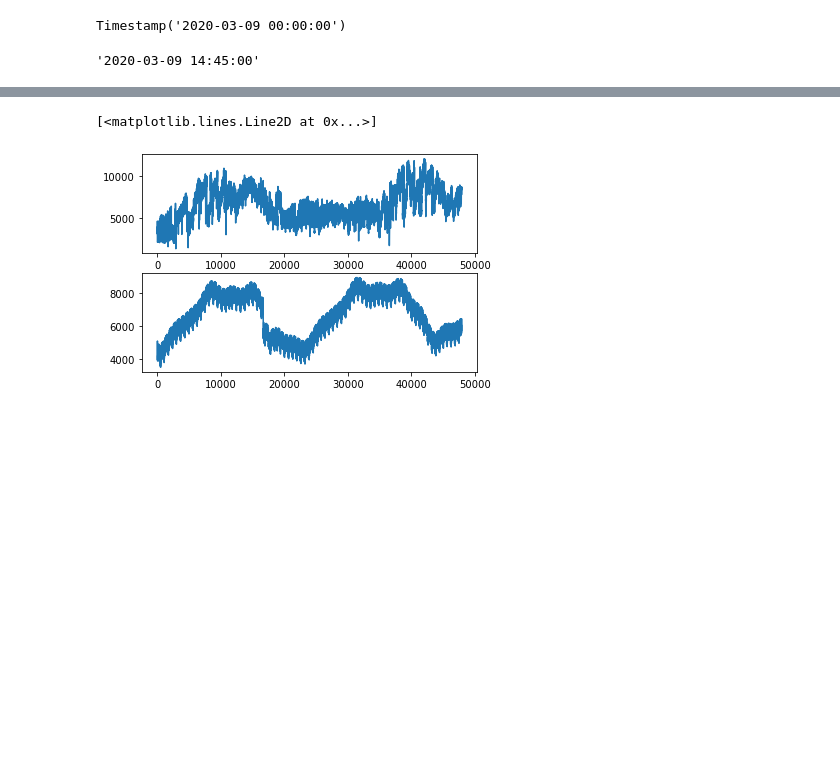
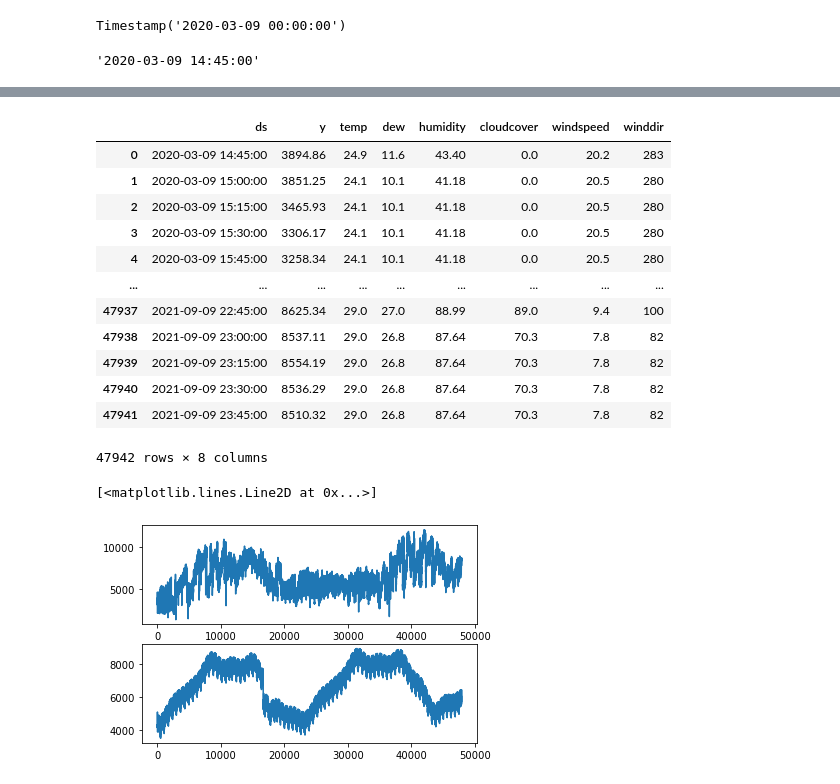
Before and after one commit to manansheel1991/Load_Forecasting_based_on_Weather_Data_and_Calendar_features, a Jupyter notebook: Load Forecasting using Fbprophet/Load Forecasting using Fbprophet (NoDup) Multivariate model_ready data.ipynb, the cells around one changed output, grey strips where cells are left out. Cells and saved outputs as stored; diff of their text form; code cells hidden in the pictures; blank space fills up the shorter version.

```diff
--- a/Load Forecasting using Fbprophet/Load Forecasting using Fbprophet (NoDup) Multivariate model_ready data.ipynb
+++ b/Load Forecasting using Fbprophet/Load Forecasting using Fbprophet (NoDup) Multivariate model_ready data.ipynb
@@ -372,3 +388,19 @@ df_test['ds'][0]
+# %%
+df_test.iloc[:test_forecast.shape[0]]
+# %% [output]
+|  | ds | y | temp | dew | humidity | cloudcover | windspeed | winddir |
+| 0 | 2020-03-09 14:45:00 | 3894.86 | 24.9 | 11.6 | 43.40 | 0.0 | 20.2 | 283 |
+| 1 | 2020-03-09 15:00:00 | 3851.25 | 24.1 | 10.1 | 41.18 | 0.0 | 20.5 | 280 |
+| 2 | 2020-03-09 15:15:00 | 3465.93 | 24.1 | 10.1 | 41.18 | 0.0 | 20.5 | 280 |
+| 3 | 2020-03-09 15:30:00 | 3306.17 | 24.1 | 10.1 | 41.18 | 0.0 | 20.5 | 280 |
+| 4 | 2020-03-09 15:45:00 | 3258.34 | 24.1 | 10.1 | 41.18 | 0.0 | 20.5 | 280 |
+| ... | ... | ... | ... | ... | ... | ... | ... | ... |
+| 47937 | 2021-09-09 22:45:00 | 8625.34 | 29.0 | 27.0 | 88.99 | 89.0 | 9.4 | 100 |
+| 47938 | 2021-09-09 23:00:00 | 8537.11 | 29.0 | 26.8 | 87.64 | 70.3 | 7.8 | 82 |
+| 47939 | 2021-09-09 23:15:00 | 8554.19 | 29.0 | 26.8 | 87.64 | 70.3 | 7.8 | 82 |
+| 47940 | 2021-09-09 23:30:00 | 8536.29 | 29.0 | 26.8 | 87.64 | 70.3 | 7.8 | 82 |
+| 47941 | 2021-09-09 23:45:00 | 8510.32 | 29.0 | 26.8 | 87.64 | 70.3 | 7.8 | 82 |
+47942 rows × 8 columns
 # %%
 fig, ax = plt.subplots(2, 1)
 ax[0].plot(df_test['y'])
```
Also changed, not shown: parts of 22 cells of this notebook.
